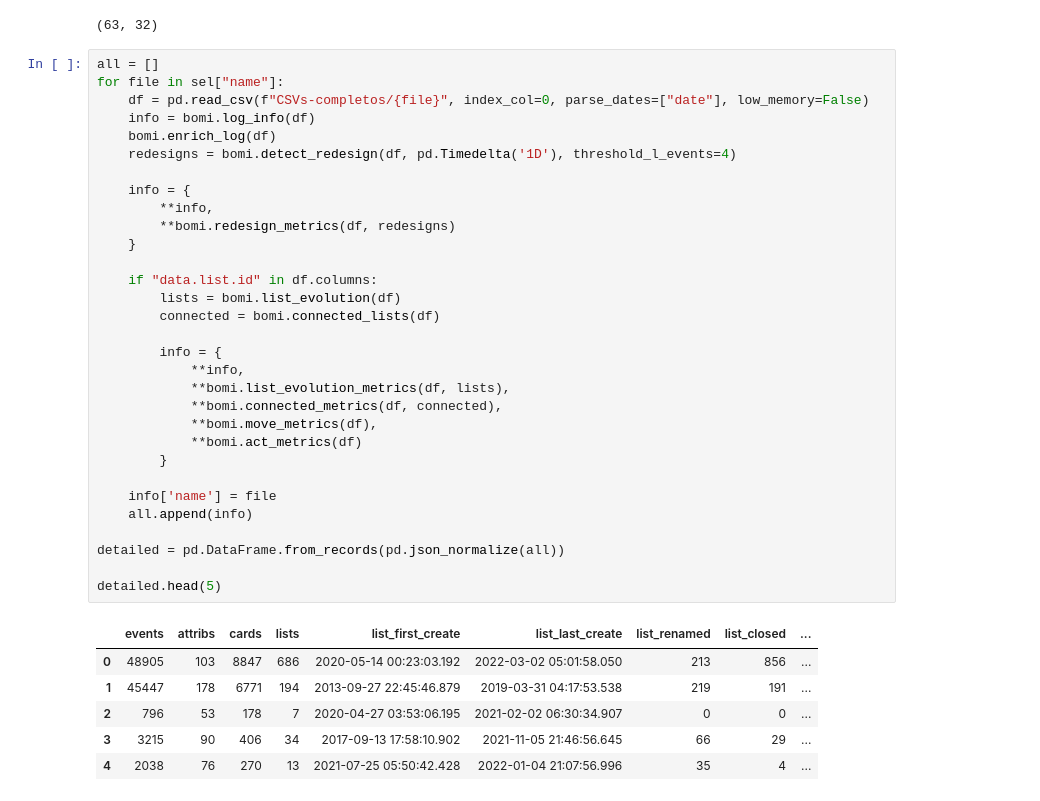
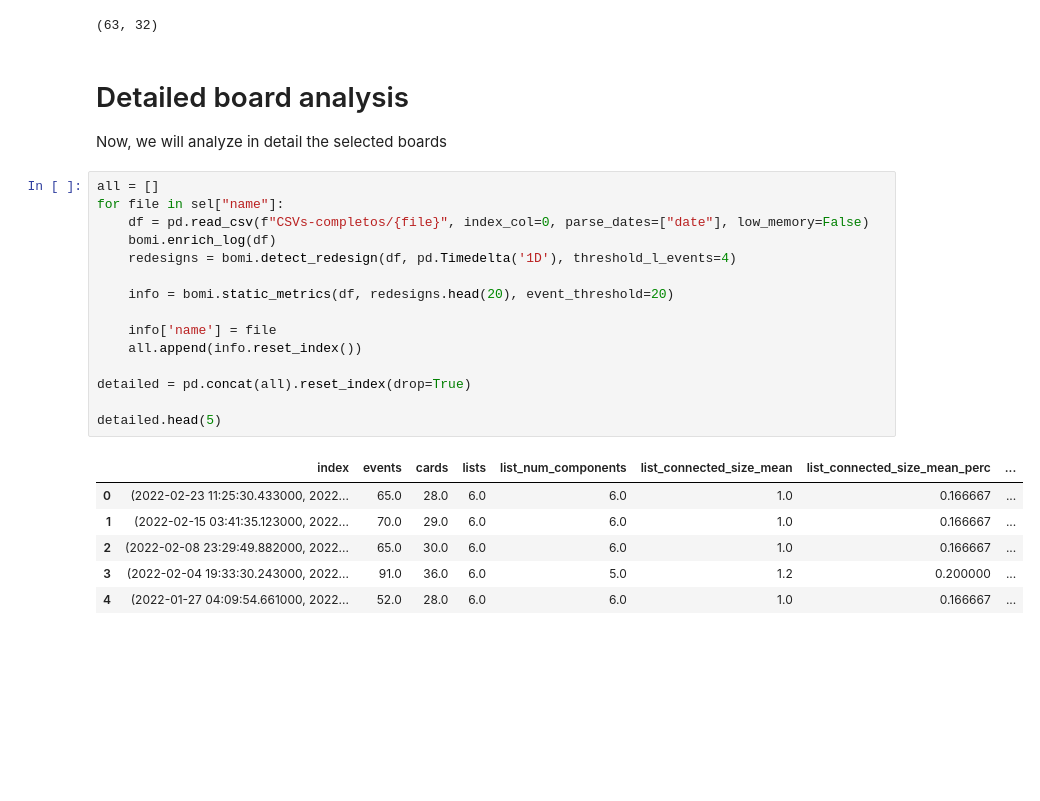
Before and after one commit to isa-group/board-mining, a Jupyter notebook: analysis.ipynb, the cells around one changed output. Saved outputs shown, nothing was run; the diff lists cells and outputs as text; blank space fills up the shorter version.

Commit message:
Improved README and cleaned up analysis

```diff
--- a/analysis.ipynb
+++ b/analysis.ipynb
@@ -116,41 +123,29 @@ sel = selected
 sel.shape
 # %% [output]
 (63, 32)
+# %% [markdown]
+# Detailed board analysis
+
+Now, we will analyze in detail the selected boards
 # %%
 all = []
 for file in sel["name"]:
     df = pd.read_csv(f"CSVs-completos/{file}", index_col=0, parse_dates=["date"], low_memory=False)
-    info = bomi.log_info(df)
     bomi.enrich_log(df)
     redesigns = bomi.detect_redesign(df, pd.Timedelta('1D'), threshold_l_events=4)
 
-    info = {
-        **info,
-        **bomi.redesign_metrics(df, redesigns)
-    }
-
-    if "data.list.id" in df.columns:
-        lists = bomi.list_evolution(df)
-        connected = bomi.connected_lists(df)
-
-        info = {
-            **info,
-            **bomi.list_evolution_metrics(df, lists),
-            **bomi.connected_metrics(df, connected),
-            **bomi.move_metrics(df),
-            **bomi.act_metrics(df)
-        }
+    info = bomi.static_metrics(df, redesigns.head(20), event_threshold=20)
 
     info['name'] = file
-    all.append(info)
+    all.append(info.reset_index())
 
-detailed = pd.DataFrame.from_records(pd.json_normalize(all))
+detailed = pd.concat(all).reset_index(drop=True)
 
 detailed.head(5)
 # %% [output]
-|  | events | attribs | cards | lists | list_first_create | list_last_create | list_renamed | list_closed | ... |
-| 0 | 48905 | 103 | 8847 | 686 | 2020-05-14 00:23:03.192 | 2022-03-02 05:01:58.050 | 213 | 856 | ... |
-| 1 | 45447 | 178 | 6771 | 194 | 2013-09-27 22:45:46.879 | 2019-03-31 04:17:53.538 | 219 | 191 | ... |
-| 2 | 796 | 53 | 178 | 7 | 2020-04-27 03:53:06.195 | 2021-02-02 06:30:34.907 | 0 | 0 | ... |
-| 3 | 3215 | 90 | 406 | 34 | 2017-09-13 17:58:10.902 | 2021-11-05 21:46:56.645 | 66 | 29 | ... |
-| 4 | 2038 | 76 | 270 | 13 | 2021-07-25 05:50:42.428 | 2022-01-04 21:07:56.996 | 35 | 4 | ... |
+|  | index | events | cards | lists | list_num_components | list_connected_size_mean | list_connected_size_mean_perc | ... |
+| 0 | (2022-02-23 11:25:30.433000, 2022... | 65.0 | 28.0 | 6.0 | 6.0 | 1.0 | 0.166667 | ... |
+| 1 | (2022-02-15 03:41:35.123000, 2022... | 70.0 | 29.0 | 6.0 | 6.0 | 1.0 | 0.166667 | ... |
+| 2 | (2022-02-08 23:29:49.882000, 2022... | 65.0 | 30.0 | 6.0 | 6.0 | 1.0 | 0.166667 | ... |
+| 3 | (2022-02-04 19:33:30.243000, 2022... | 91.0 | 36.0 | 6.0 | 5.0 | 1.2 | 0.200000 | ... |
+| 4 | (2022-01-27 04:09:54.661000, 2022... | 52.0 | 28.0 | 6.0 | 6.0 | 1.0 | 0.166667 | ... |
```
Also changed, not shown: parts of 62 cells of this notebook, 1 other file.
